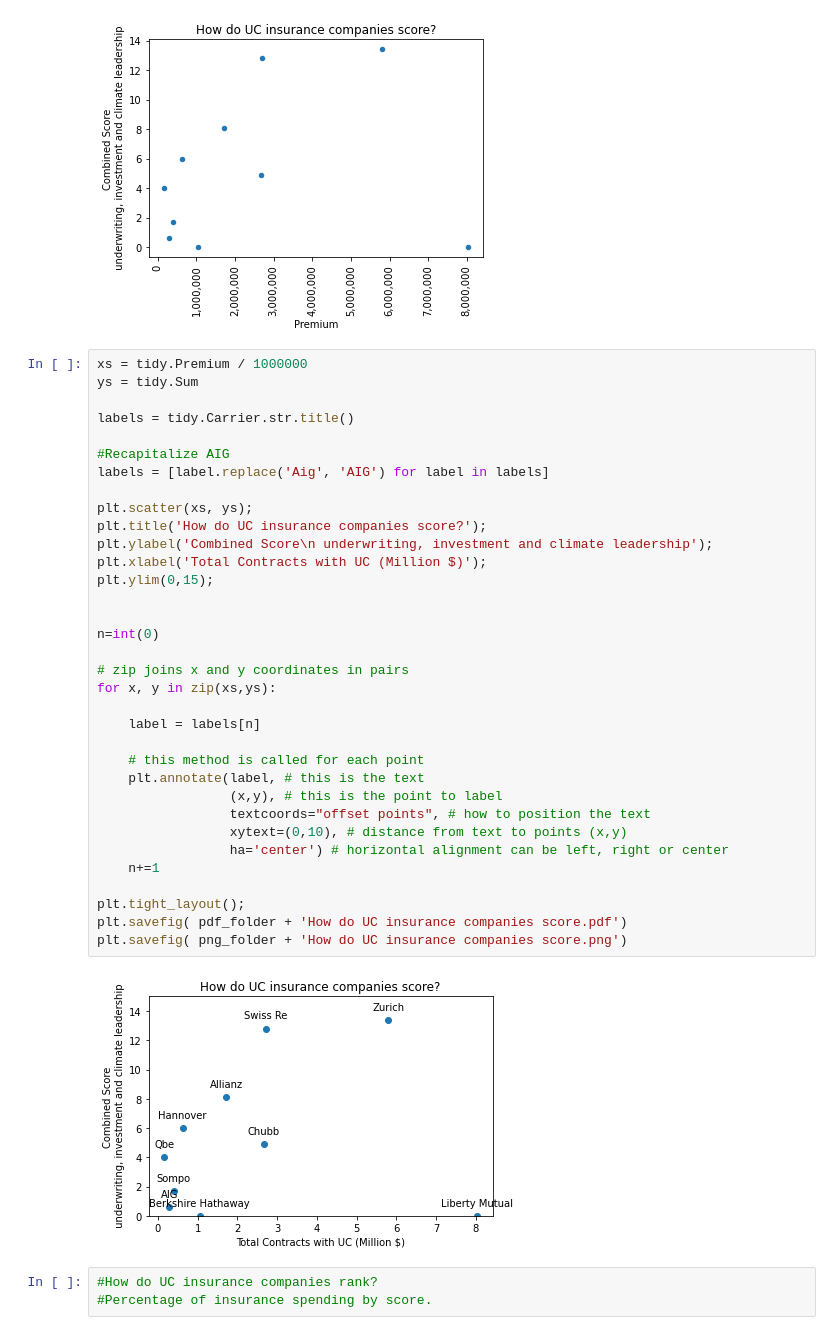
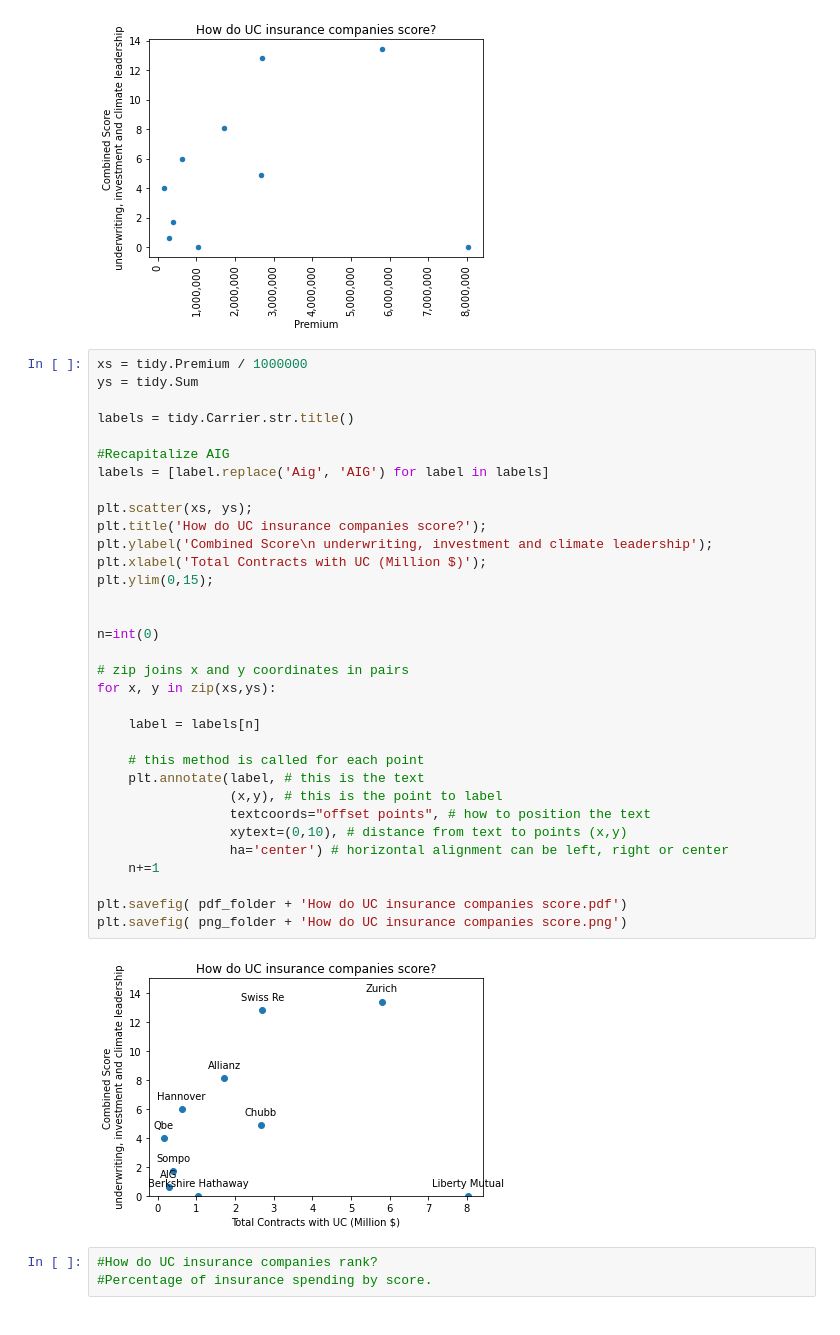
Before and after one commit to davidbrown2324/uc_insurers, a Jupyter notebook: unfriend_coal.ipynb, the cells around one changed output. Saved outputs shown, nothing was run; the diff lists cells and outputs as text.

Commit message:
remove tight layout

```diff
--- a/unfriend_coal.ipynb
+++ b/unfriend_coal.ipynb
@@ -501,35 +501,34 @@ ys = tidy.Sum
 labels = tidy.Carrier.str.title()
 
 #Recapitalize AIG
 labels = [label.replace('Aig', 'AIG') for label in labels]
 
 plt.scatter(xs, ys);
 plt.title('How do UC insurance companies score?');
 plt.ylabel('Combined Score\n underwriting, investment and climate leadership');
 plt.xlabel('Total Contracts with UC (Million $)');
 plt.ylim(0,15);
 
 
 n=int(0)
 
 # zip joins x and y coordinates in pairs
 for x, y in zip(xs,ys):
 
     label = labels[n]
 
     # this method is called for each point
     plt.annotate(label, # this is the text
                  (x,y), # this is the point to label
                  textcoords="offset points", # how to position the text
                  xytext=(0,10), # distance from text to points (x,y)
                  ha='center') # horizontal alignment can be left, right or center
     n+=1
 
-plt.tight_layout();
 plt.savefig( pdf_folder + 'How do UC insurance companies score.pdf')
 plt.savefig( png_folder + 'How do UC insurance companies score.png')
 # %% [output]
-[figure, old version]
+[figure, new version]
 # %%
 #How do UC insurance companies rank?
 #Percentage of insurance spending by score.
```
